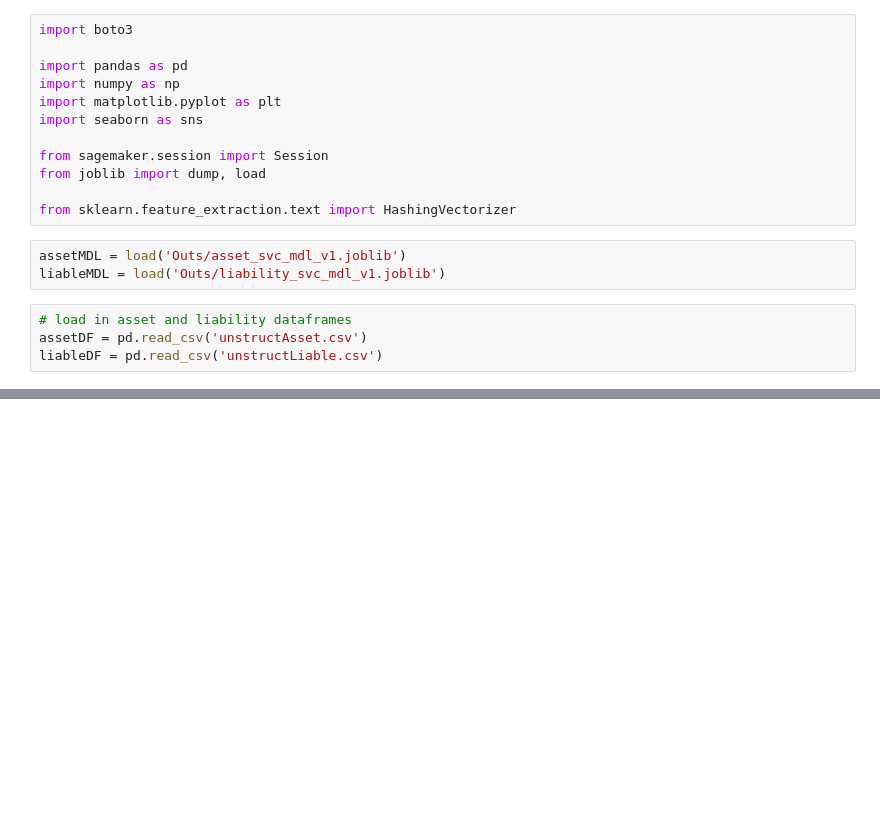
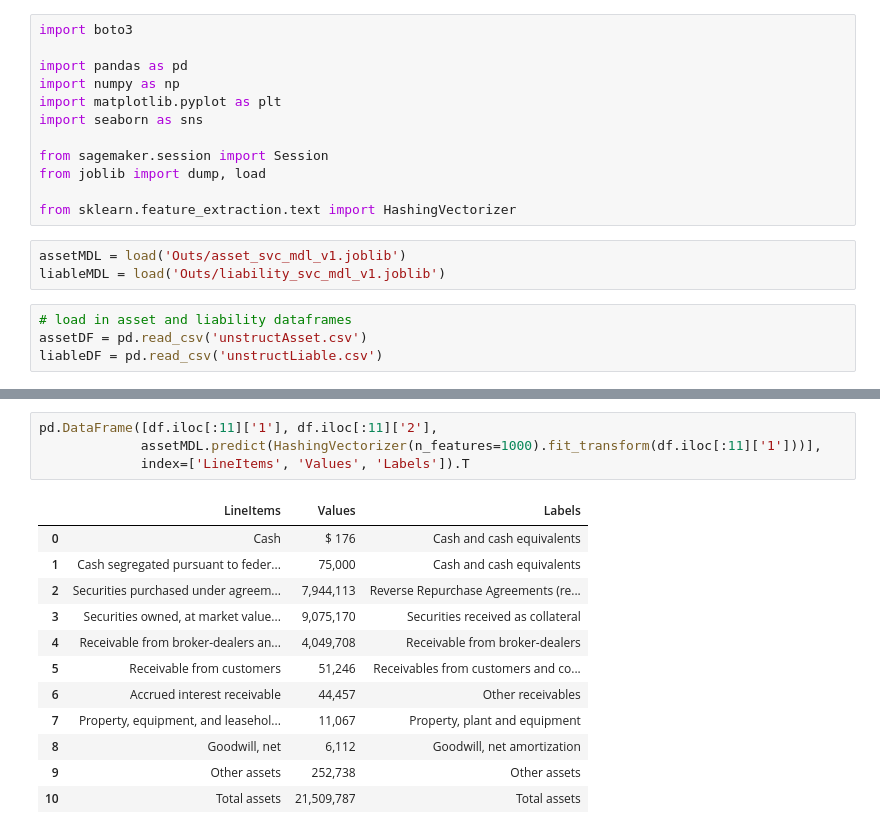
Before and after one commit to fernando-duarte/X17A5, a Jupyter notebook: datebaseStructured.ipynb, the cells around one changed output, grey strips where cells are left out. Saved outputs shown, nothing was run; the diff lists cells and outputs as text; blank space fills up the shorter version.

```diff
--- a/datebaseStructured.ipynb
+++ b/datebaseStructured.ipynb
@@ -118,0 +151,17 @@ structured_data(liableDF, liable_predictions)
+# %%
+pd.DataFrame([df.iloc[:11]['1'], df.iloc[:11]['2'],
+             assetMDL.predict(HashingVectorizer(n_features=1000).fit_transform(df.iloc[:11]['1']))],
+             index=['LineItems', 'Values', 'Labels']).T
+# %% [output]
+|  | LineItems | Values | Labels |
+| 0 | Cash | $ 176 | Cash and cash equivalents |
+| 1 | Cash segregated pursuant to feder... | 75,000 | Cash and cash equivalents |
+| 2 | Securities purchased under agreem... | 7,944,113 | Reverse Repurchase Agreements (re... |
+| 3 | Securities owned, at market value... | 9,075,170 | Securities received as collateral |
+| 4 | Receivable from broker-dealers an... | 4,049,708 | Receivable from broker-dealers |
+| 5 | Receivable from customers | 51,246 | Receivables from customers and co... |
+| 6 | Accrued interest receivable | 44,457 | Other receivables |
+| 7 | Property, equipment, and leasehol... | 11,067 | Property, plant and equipment |
+| 8 | Goodwill, net | 6,112 | Goodwill, net amortization |
+| 9 | Other assets | 252,738 | Other assets |
+| 10 | Total assets | 21,509,787 | Total assets |
```
Also changed, not shown: parts of 20 cells of this notebook, 12 other files.
